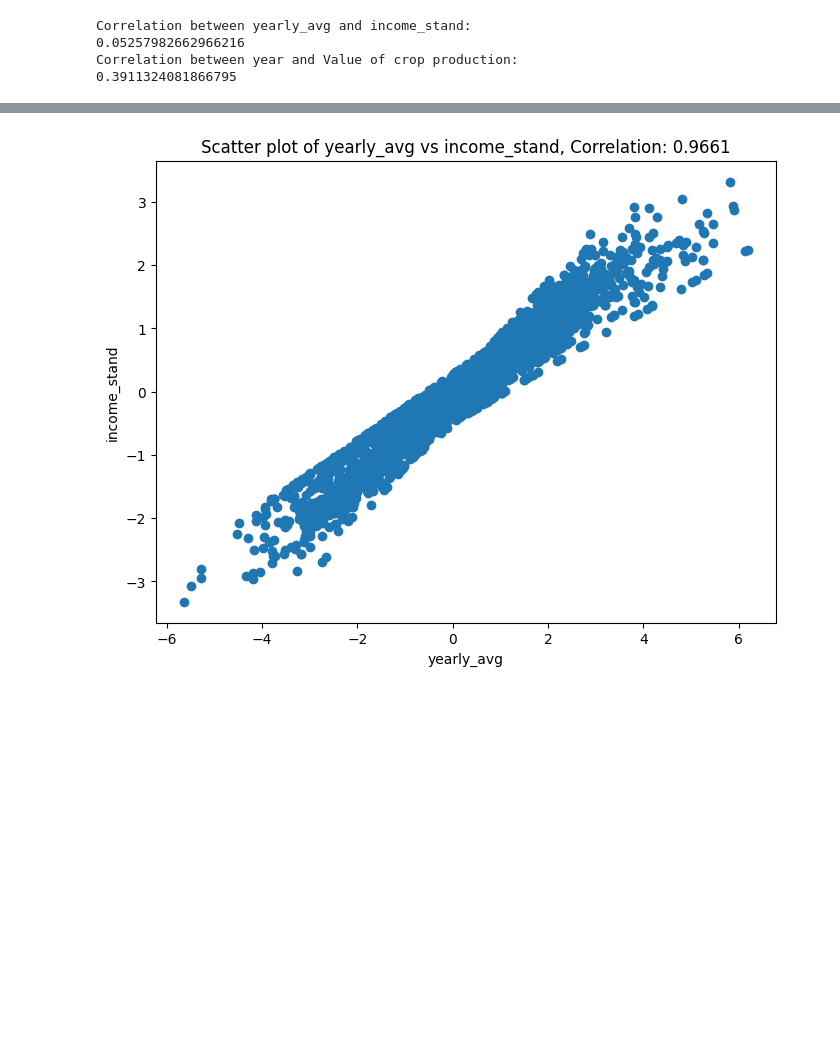
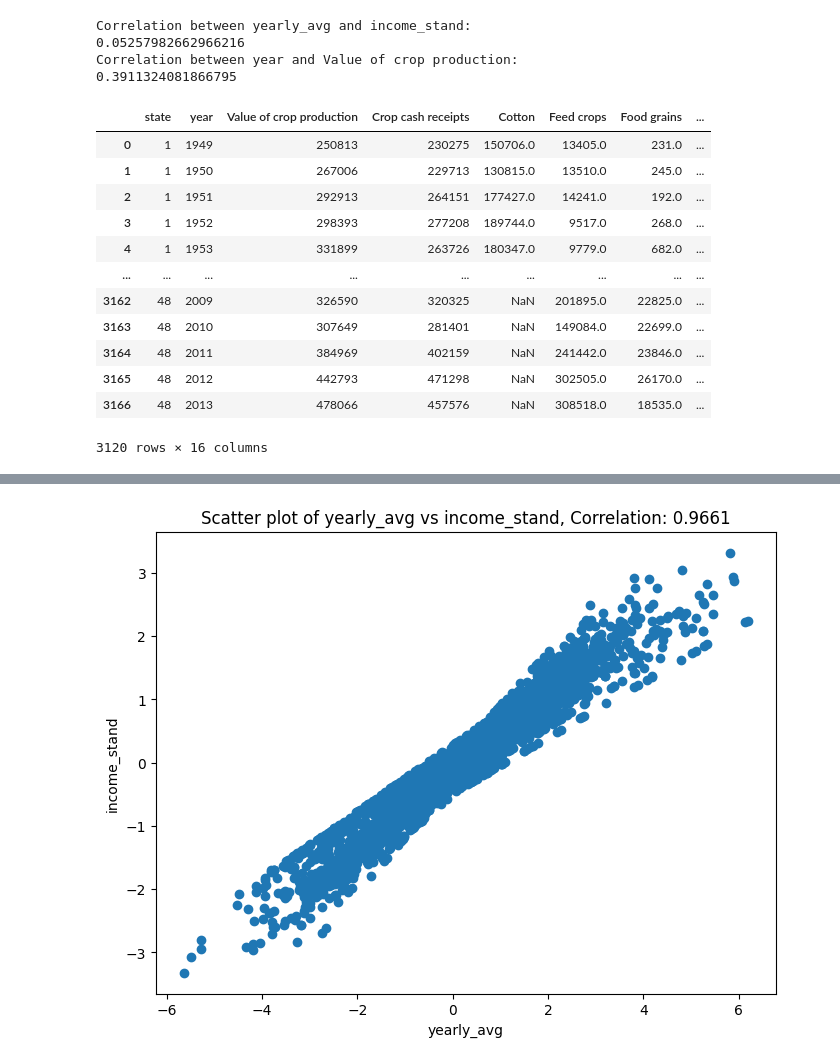
Before and after one commit to Acodea23/FarmPrecipProject, a Jupyter notebook: analysis.ipynb, the cells around one changed output, grey strips where cells are left out. Cells and saved outputs as stored; diff of their text form; code cells hidden in the pictures; blank space fills up the shorter version.

```diff
--- a/analysis.ipynb
+++ b/analysis.ipynb
@@ -21,13 +21,17 @@ pd.read_csv('combined_farm_precip.csv').head(1)
 
 df = pd.read_csv('combined_farm_precip.csv')
 col_name = "yearly_avg"
-low_threshold = -50
+threshold = -50
 
-def remove_low_outliers(df, col_name, low_threshold):
-    df = df[df[col_name] > low_threshold]
-    return df
+def remove_outliers(df, col_name, threshold, lower = True):
+    if lower:
+        df = df[df[col_name] > threshold]
+        return df
+    else:
+        df = df[df[col_name] < threshold]
+        return df
 
-df = remove_low_outliers(df, col_name, low_threshold)
+df = remove_outliers(df, col_name, threshold, lower = True)
 
 #df["state"] = pd.Categorical(df["state"], categories=state_order, ordered=False)
 # %%
@@ -60,3 +64,28 @@ df = standardize_column(df, col_name, col_group, col_stand_name)
+# %%
+col_name = "yearly_avg"
+col_group = "state"
+col_stand_name = "income_centered"
+
+def center_column(df, col_name, col_group, col_stand_name):
+    mean_state_col = df.groupby(col_group)[col_name].transform('mean')
+    df[col_stand_name] = (df[col_name] - mean_state_col)
+    return df
+
+df = center_column(df, col_name, col_group, col_stand_name)
+# %% [output]
+|  | state | year | Value of crop production | Crop cash receipts | Cotton | Feed crops | Food grains | ... |
+| 0 | 1 | 1949 | 250813 | 230275 | 150706.0 | 13405.0 | 231.0 | ... |
+| 1 | 1 | 1950 | 267006 | 229713 | 130815.0 | 13510.0 | 245.0 | ... |
+| 2 | 1 | 1951 | 292913 | 264151 | 177427.0 | 14241.0 | 192.0 | ... |
+| 3 | 1 | 1952 | 298393 | 277208 | 189744.0 | 9517.0 | 268.0 | ... |
+| 4 | 1 | 1953 | 331899 | 263726 | 180347.0 | 9779.0 | 682.0 | ... |
+| ... | ... | ... | ... | ... | ... | ... | ... | ... |
+| 3162 | 48 | 2009 | 326590 | 320325 | NaN | 201895.0 | 22825.0 | ... |
+| 3163 | 48 | 2010 | 307649 | 281401 | NaN | 149084.0 | 22699.0 | ... |
+| 3164 | 48 | 2011 | 384969 | 402159 | NaN | 241442.0 | 23846.0 | ... |
+| 3165 | 48 | 2012 | 442793 | 471298 | NaN | 302505.0 | 26170.0 | ... |
+| 3166 | 48 | 2013 | 478066 | 457576 | NaN | 308518.0 | 18535.0 | ... |
+3120 rows × 16 columns
 # %%
 def corr_and_plot(df, colx, coly, plot_file,n_digits):
     correlation = round(df[colx].corr(df[coly]),n_digits)
```
Also changed, not shown: parts of 2 cells of this notebook, 11 other files.
